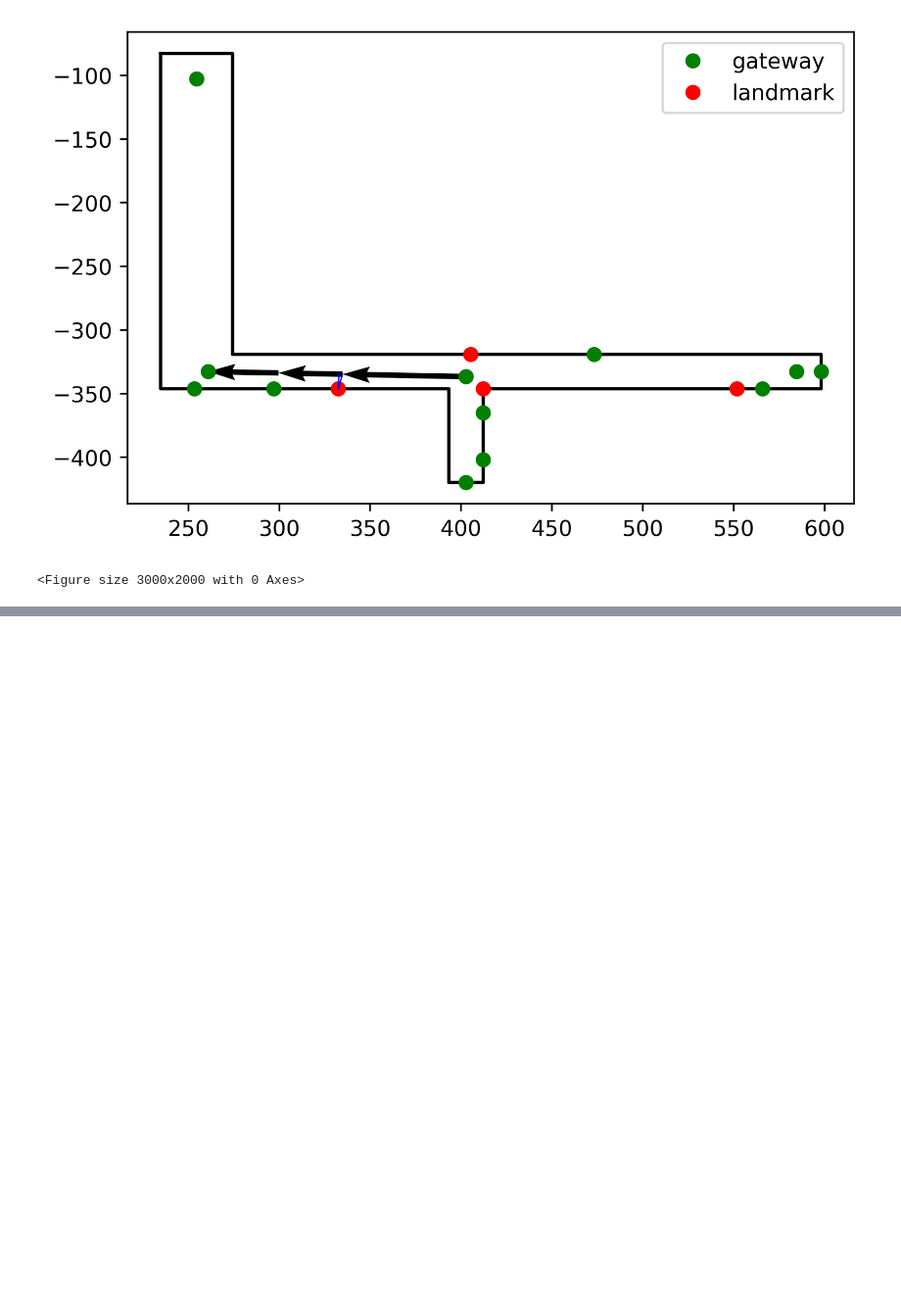
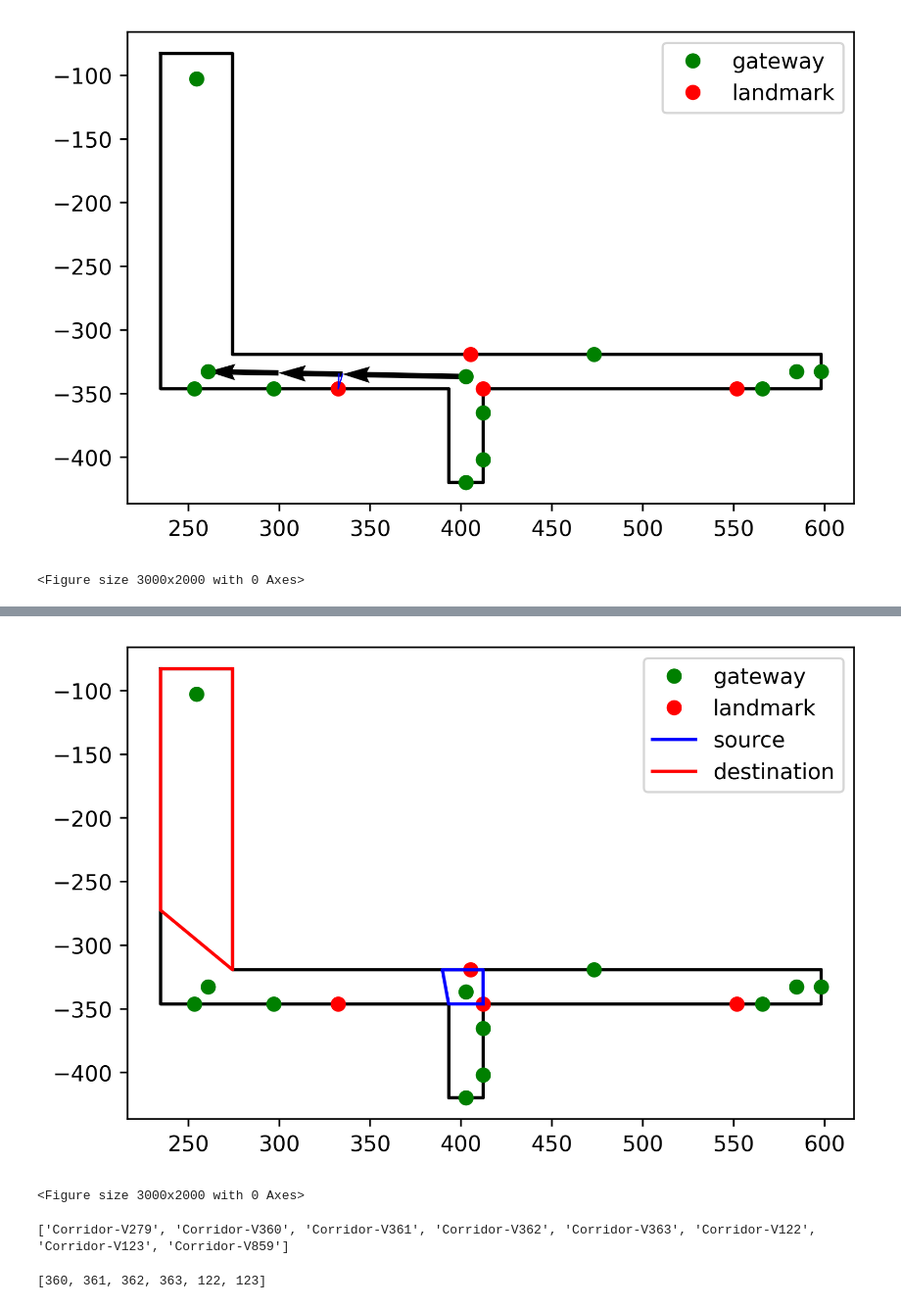
Before and after one commit to hamzeiehsan/indoor_view_graph, a Jupyter notebook: TestGraph.ipynb, the cells around one changed output, grey strips where cells are left out. Shown at 98% size. Saved outputs shown, nothing was run; the diff lists cells and outputs as text; code cells hidden in the pictures; blank space fills up the shorter version.

```diff
--- a/TestGraph.ipynb
+++ b/TestGraph.ipynb
@@ -513,0 +580,19 @@ plotter.close()
+# %%
+plotter = Plotter(isovist_object)
+r_x1, r_y1 = Utility.save_print_geojson(list(vg.regions_list[start_rid].exterior.coords))
+plotter.get_plt().plot(r_x1, r_y1, 'b-', label='source')
+r_x2, r_y2 = Utility.save_print_geojson(list(vg.regions_list[end_rid].exterior.coords))
+plotter.get_plt().plot(r_x2, r_y2, 'r-', label='destination')
+plotter.show()
+plotter.close()
+# %% [output]
+[figure, added]
+<Figure size 3000x2000 with 0 Axes>
+# %%
+pv, vp = vg.shortest_path_regions(start_rid, end_rid)
+# %% [output]
+['Corridor-V279', 'Corridor-V360', 'Corridor-V361', 'Corridor-V362', 'Corridor-V363', 'Corridor-V122', 'Corridor-V123', 'Corridor-V859']
+# %%
+pv
+# %% [output]
+[360, 361, 362, 363, 122, 123]
```
Also changed, not shown: parts of 12 cells of this notebook.
